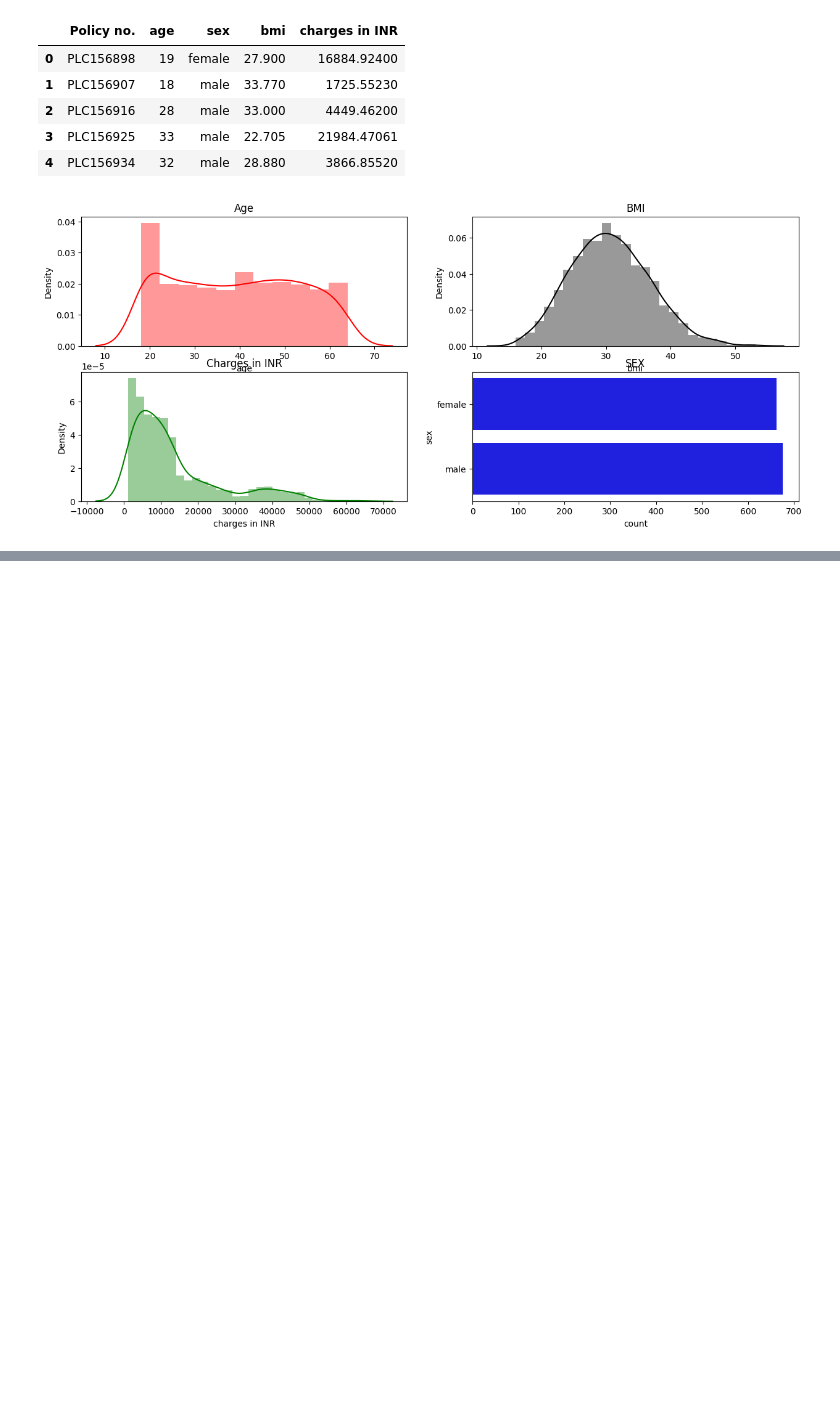
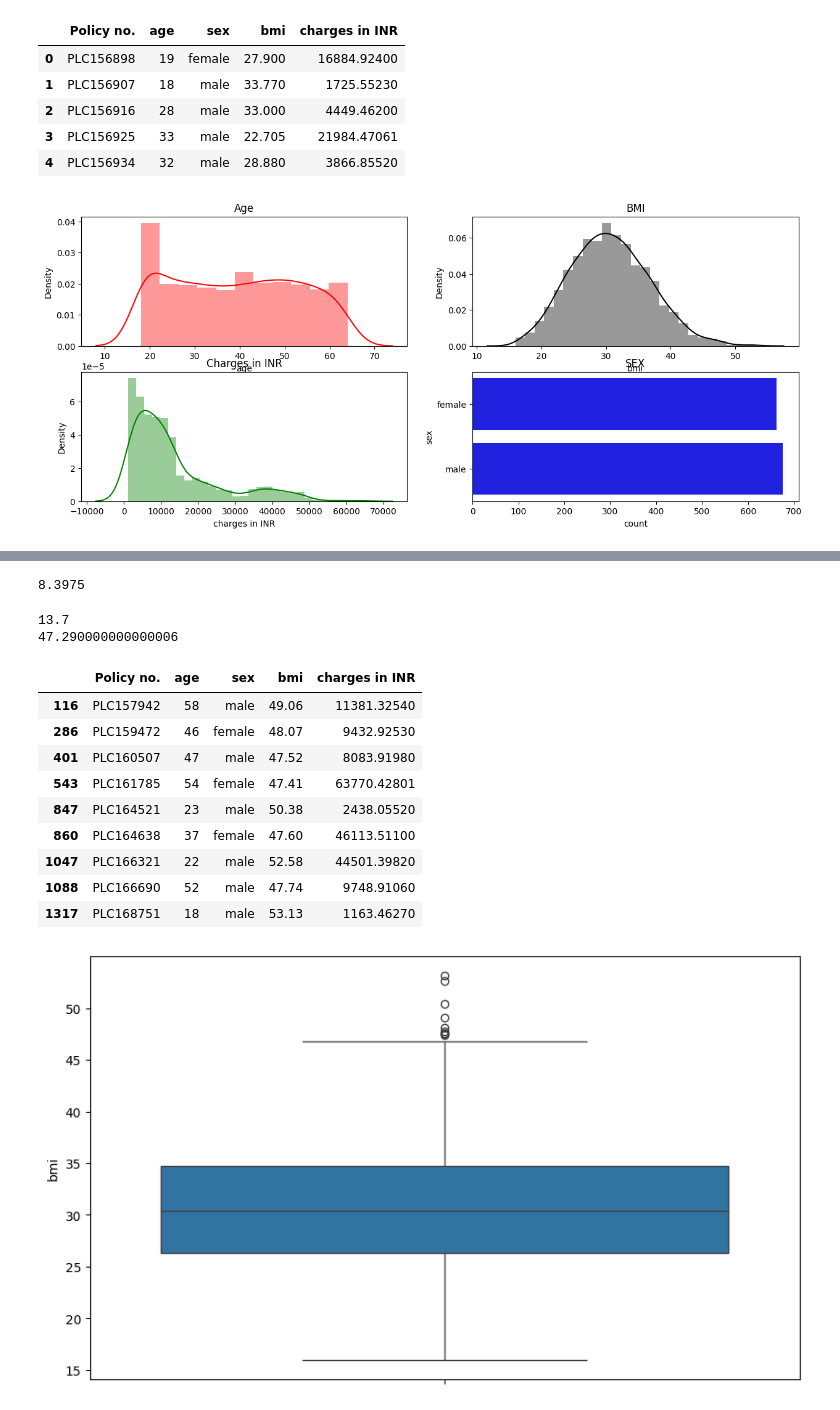
Before and after one commit to ShravanJadhav/DataScience_Practice, a Jupyter notebook: Outlier_Detection_Plot.ipynb, the cells around one changed output, grey strips where cells are left out. Saved outputs shown, nothing was run; the diff lists cells and outputs as text; code cells hidden in the pictures; blank space fills up the shorter version.

```diff
--- a/Outlier_Detection_Plot.ipynb
+++ b/Outlier_Detection_Plot.ipynb
@@ -37,0 +92,17 @@ plt.show()
+# %%
+#bmi outlier
+Q1 = 26.296250
+Q3 = 34.693750
+IQR =  Q3-Q1
+print(IQR)
+# %% [output]
+8.3975
+# %%
+a = Q1-1.5*(IQR)
+b = Q3+1.5*(IQR)
+
+print(a)
+print(b)
+# %% [output]
+13.7
+47.290000000000006
@@ -37,0 +111,21 @@ plt.show()
+# %%
+col = 'bmi'
+Q1 = df['bmi'].quantile(0.25)
+Q2 = df['bmi'].quantile(0.75)
+IQR = Q3-Q1
+display((df.loc[(df[col]<(Q1-1.5*IQR) )| (df[col]>(Q3+1.5*IQR))]))
+fig = plt.figure(figsize=(10,6))
+sns.boxplot(df['bmi'])
+plt.show()
+# %% [output]
+|  | Policy no. | age | sex | bmi | charges in INR |
+| 116 | PLC157942 | 58 | male | 49.06 | 11381.32540 |
+| 286 | PLC159472 | 46 | female | 48.07 | 9432.92530 |
+| 401 | PLC160507 | 47 | male | 47.52 | 8083.91980 |
+| 543 | PLC161785 | 54 | female | 47.41 | 63770.42801 |
+| 847 | PLC164521 | 23 | male | 50.38 | 2438.05520 |
+| 860 | PLC164638 | 37 | female | 47.60 | 46113.51100 |
+| 1047 | PLC166321 | 22 | male | 52.58 | 44501.39820 |
+| 1088 | PLC166690 | 52 | male | 47.74 | 9748.91060 |
+| 1317 | PLC168751 | 18 | male | 53.13 | 1163.46270 |
+[figure, added]
```
Also changed, not shown: parts of 6 cells of this notebook.
